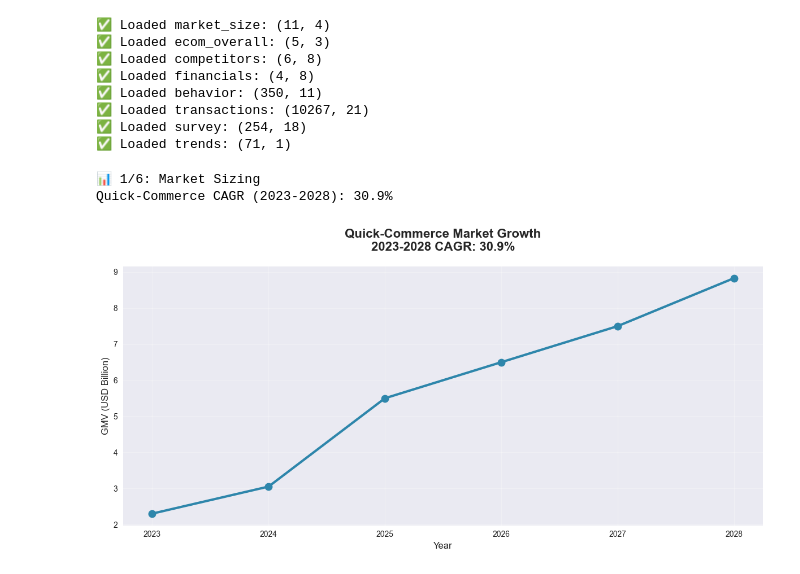
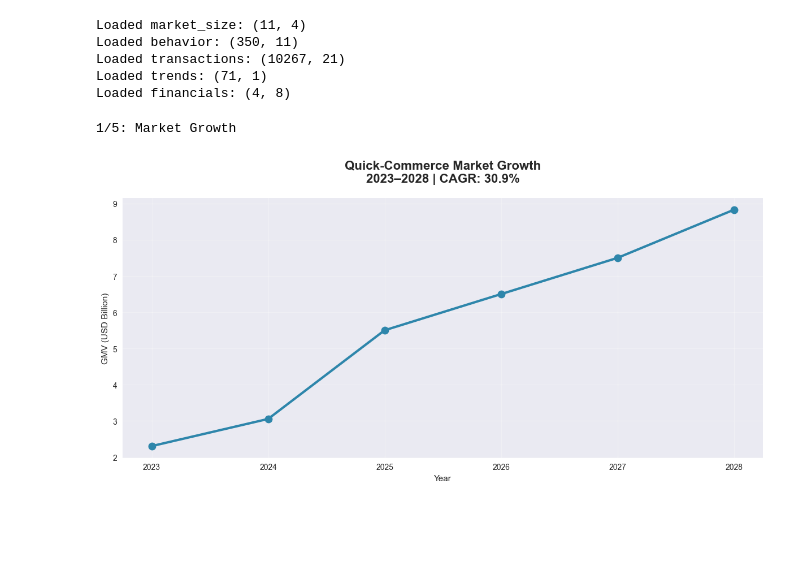
Before and after one commit to 0BLUEBIRD0/Swiggy-Dunzo-Acquisition, a Jupyter notebook: notebooks/03_data_analysis_modelling.ipynb, the cells around one changed output. Saved outputs shown, nothing was run; the diff lists cells and outputs as text; code cells hidden in the pictures; blank space fills up the shorter version.

```diff
--- a/notebooks/03_data_analysis_modelling.ipynb
+++ b/notebooks/03_data_analysis_modelling.ipynb
@@ -21,77 +19,59 @@ print("Setup complete")
 # %%
 def safe_load_csv(path):
-    """Load CSV with bulletproof parsing"""
-    df = pd.read_csv(
-        path,
-        sep=',',
-        encoding='utf-8',
-        skipinitialspace=True,
-        na_values=['', 'NA', 'null', 'nan']
-    )
+    df = pd.read_csv(path, skipinitialspace=True, na_values=['', 'NA', 'null'])
     df.columns = df.columns.str.strip()
     for col in df.columns:
         if df[col].dtype == 'object':
             df[col] = df[col].astype(str).str.strip()
     return df
 
-datasets = {
+# Load datasets
+data = {}
+paths = {
     'market_size': '../data/clean/market_size_quickcom_india.csv',
-    'ecom_overall': '../data/clean/ecom_overall_india.csv',
-    'competitors': '../data/clean/competitors_quickcom_india.csv',
-    'financials': '../data/clean/swiggy_dunzo_financials.csv',
     'behavior': '../data/clean/E-commerce Customer Behavior - Sheet1.csv',
     'transactions': '../data/clean/Augmented_IndiaTransactMultiFacet2024.csv',
-    'survey': '../data/clean/Customer_Behaviour_Survey_responses.csv',
-    'trends': '../data/clean/multiTimeline.csv'
+    'trends': '../data/clean/multiTimeline.csv',
+    'financials': '../data/clean/swiggy_dunzo_financials.csv'
 }
 
-data = {}
-for name, path in datasets.items():
+for name, path in paths.items():
     if os.path.exists(path):
         data[name] = safe_load_csv(path)
-        # Convert numerics
+        # Convert numeric
         for col in data[name].columns:
             if col not in ['company', 'fiscal_year']:
                 data[name][col] = pd.to_numeric(data[name][col], errors='coerce')
-        print(f"✅ Loaded {name}: {data[name].shape}")
+        print(f"Loaded {name}: {data[name].shape}")
     else:
-        print(f"❌ Missing: {path}")
+        print(f"Missing: {path}")
 
+# Assign
 market_size = data.get('market_size')
-competitors = data.get('competitors')
-financials = data.get('financials')
 behavior = data.get('behavior')
 transactions = data.get('transactions')
 trends = data.get('trends')
 # %% [output]
-✅ Loaded market_size: (11, 4)
-✅ Loaded ecom_overall: (5, 3)
-✅ Loaded competitors: (6, 8)
-✅ Loaded financials: (4, 8)
-✅ Loaded behavior: (350, 11)
-✅ Loaded transactions: (10267, 21)
-✅ Loaded survey: (254, 18)
-✅ Loaded trends: (71, 1)
+Loaded market_size: (11, 4)
+Loaded behavior: (350, 11)
+Loaded transactions: (10267, 21)
+Loaded trends: (71, 1)
+Loaded financials: (4, 8)
 # %%
-print("\n📊 1/6: Market Sizing")
+print("\n1/5: Market Growth")
 
-market_23_28 = market_size[(market_size['year'] >= 2023) & (market_size['year'] <= 2028)]
-
-cagr = ((market_23_28.iloc[-1]['gmv_usd_billion'] / market_23_28.iloc[0]['gmv_usd_billion']) ** (1/5) - 1) * 100
-print(f"Quick-Commerce CAGR (2023-2028): {cagr:.1f}%")
+m = market_size[(market_size['year'] >= 2023) & (market_size['year'] <= 2028)].copy()
+cagr = ((m.iloc[-1]['gmv_usd_billion'] / m.iloc[0]['gmv_usd_billion']) ** (1/5) - 1) * 100
 
 plt.figure(figsize=(12, 6))
-plt.plot(market_23_28['year'], market_23_28['gmv_usd_billion'],
-         marker='o', linewidth=3, markersize=10, color='#2E86AB')
-plt.title('Quick-Commerce Market Growth\n2023-2028 CAGR: {:.1f}%'.format(cagr),
-          fontsize=16, fontweight='bold', pad=20)
-plt.xlabel('Year', fontsize=12)
-plt.ylabel('GMV (USD Billion)', fontsize=12)
+plt.plot(m['year'], m['gmv_usd_billion'], 'o-', linewidth=3, markersize=10, color='#2E86AB')
+plt.title(f'Quick-Commerce Market Growth\n2023–2028 | CAGR: {cagr:.1f}%', fontsize=16, fontweight='bold', pad=20)
+plt.xlabel('Year')
+plt.ylabel('GMV (USD Billion)')
 plt.grid(True, alpha=0.3)
 plt.tight_layout()
 plt.savefig('../visualizations/01_market_growth.png', dpi=300, bbox_inches='tight')
 plt.show()
 # %% [output]
-📊 1/6: Market Sizing
-Quick-Commerce CAGR (2023-2028): 30.9%
+1/5: Market Growth
-[figure, old version]
+[figure, new version]
```
Also changed, not shown: parts of 6 cells of this notebook.
